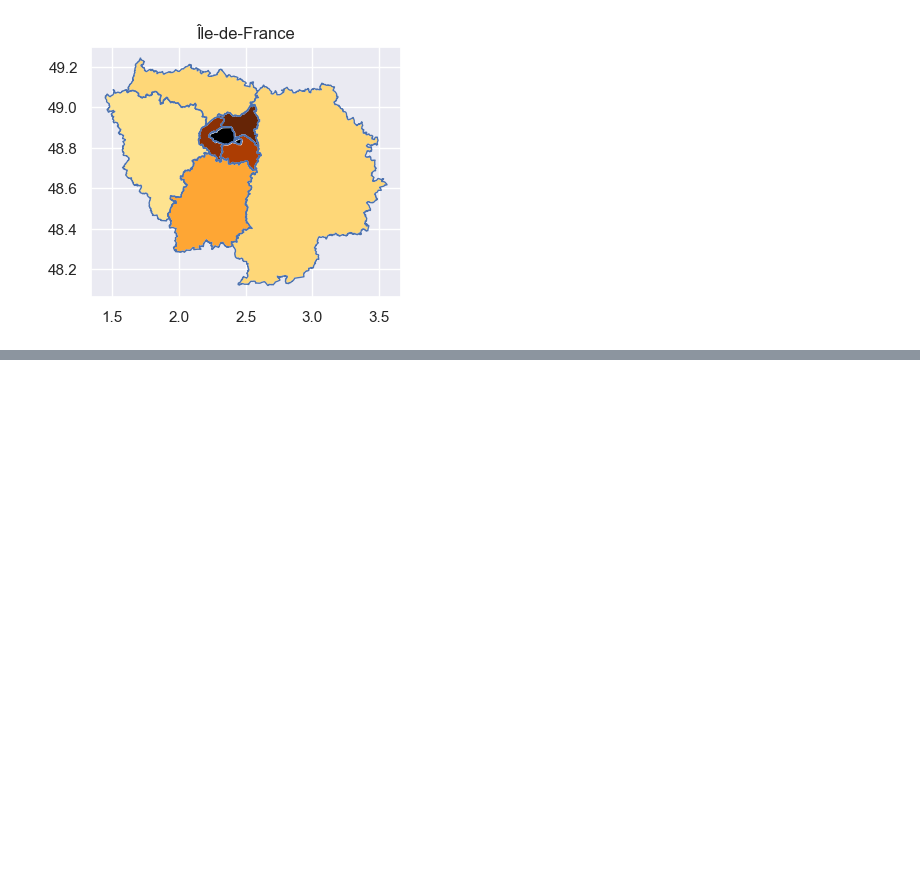
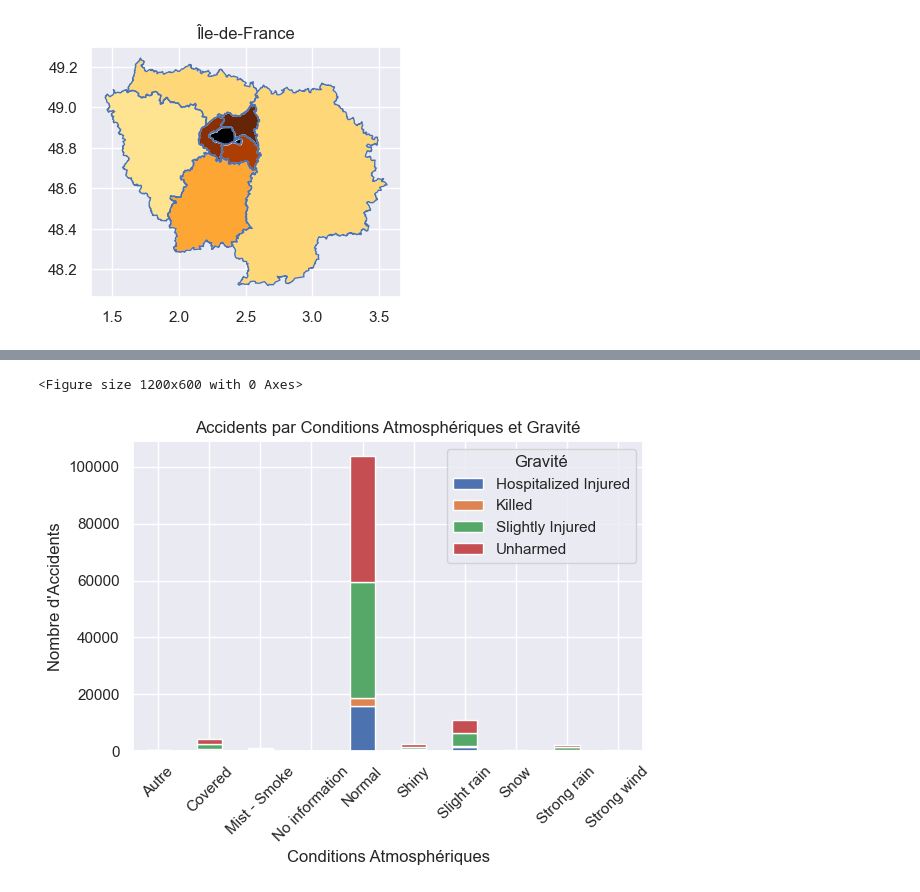
Before and after one commit to malools/french-road-accidents, a Jupyter notebook: eda.ipynb, the cells around one changed output, grey strips where cells are left out. Saved outputs shown, nothing was run; the diff lists cells and outputs as text; code cells hidden in the pictures; blank space fills up the shorter version.

```diff
--- a/eda.ipynb
+++ b/eda.ipynb
@@ -281,0 +311,40 @@ plt.show()
+# %%
+atm_labels = {
+    -1: 'No information',
+    1: 'Normal',
+    2: 'Slight rain',
+    3: 'Strong rain',
+    4: 'Snow',
+    5: 'Mist - Smoke',
+    6: 'Strong wind',
+    7: 'Shiny',
+    8: 'Covered',
+    9: 'Autre'
+}
+
+grav_labels = {1: 'Unharmed',
+               2: 'Killed'  ,
+               3: 'Hospitalized Injured',
+               4: 'Slightly Injured'}
+
+df_merged = pd.merge(df_charac[['Accident_Id', 'atm']], df_victims[['Num_Acc', 'grav']],
+                      left_on='Accident_Id', right_on='Num_Acc')
+
+df_merged['atm_label'] = df_merged['atm'].map(atm_labels)
+df_merged['grav_label'] = df_merged['grav'].map(grav_labels)
+
+count_by_atm_grav = df_merged.groupby(['atm_label', 'grav_label']).size().unstack(fill_value=0)
+
+plt.figure(figsize=(12, 6))
+count_by_atm_grav.plot(kind='bar', stacked=True)
+
+plt.title('Accidents par Conditions Atmosphériques et Gravité')
+plt.xlabel('Conditions Atmosphériques')
+plt.ylabel('Nombre d\'Accidents')
+plt.xticks(rotation=45)
+plt.legend(title='Gravité')
+plt.tight_layout()
+plt.show()
+# %% [output]
+<Figure size 1200x600 with 0 Axes>
+[figure, added]
```
Also changed, not shown: parts of 9 cells of this notebook.
